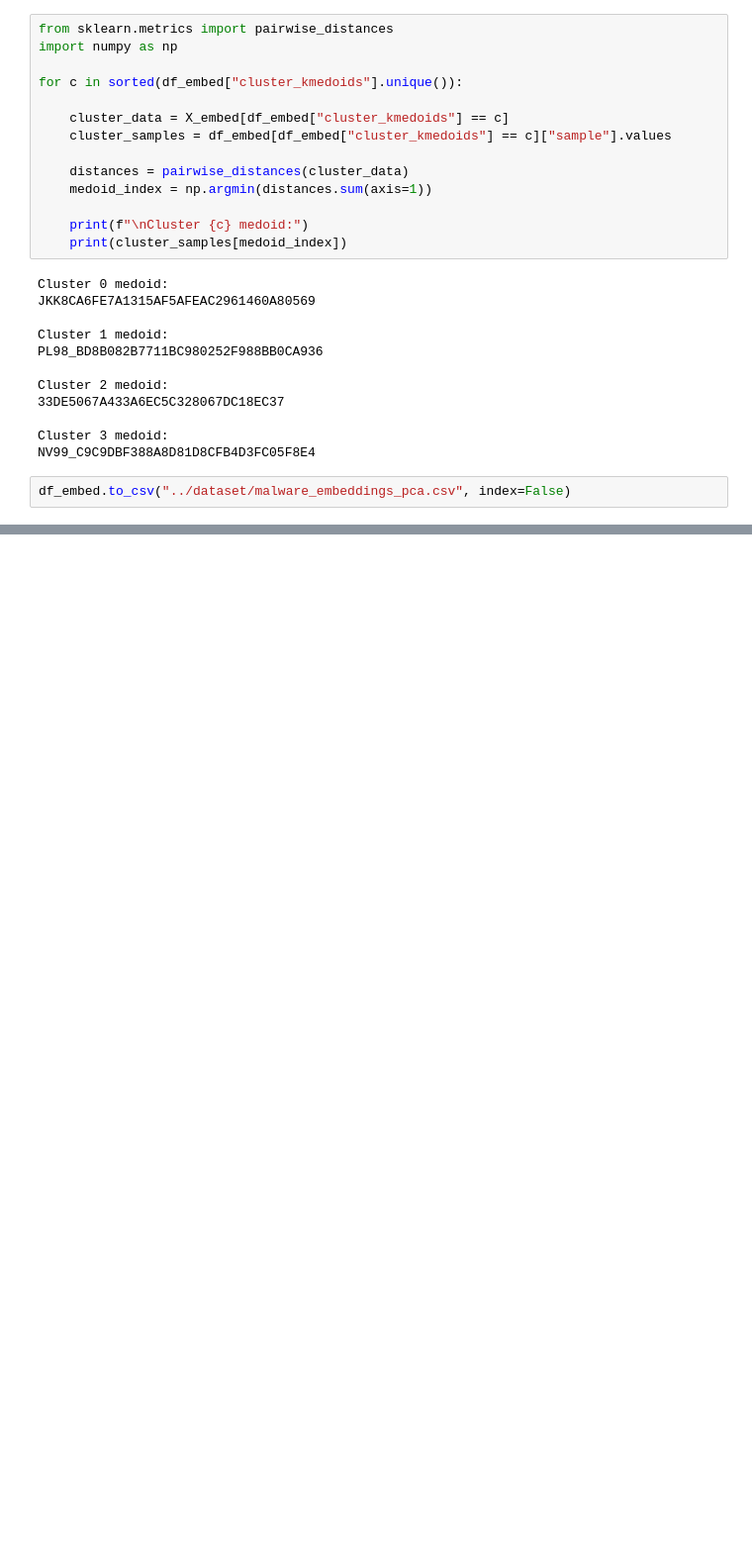
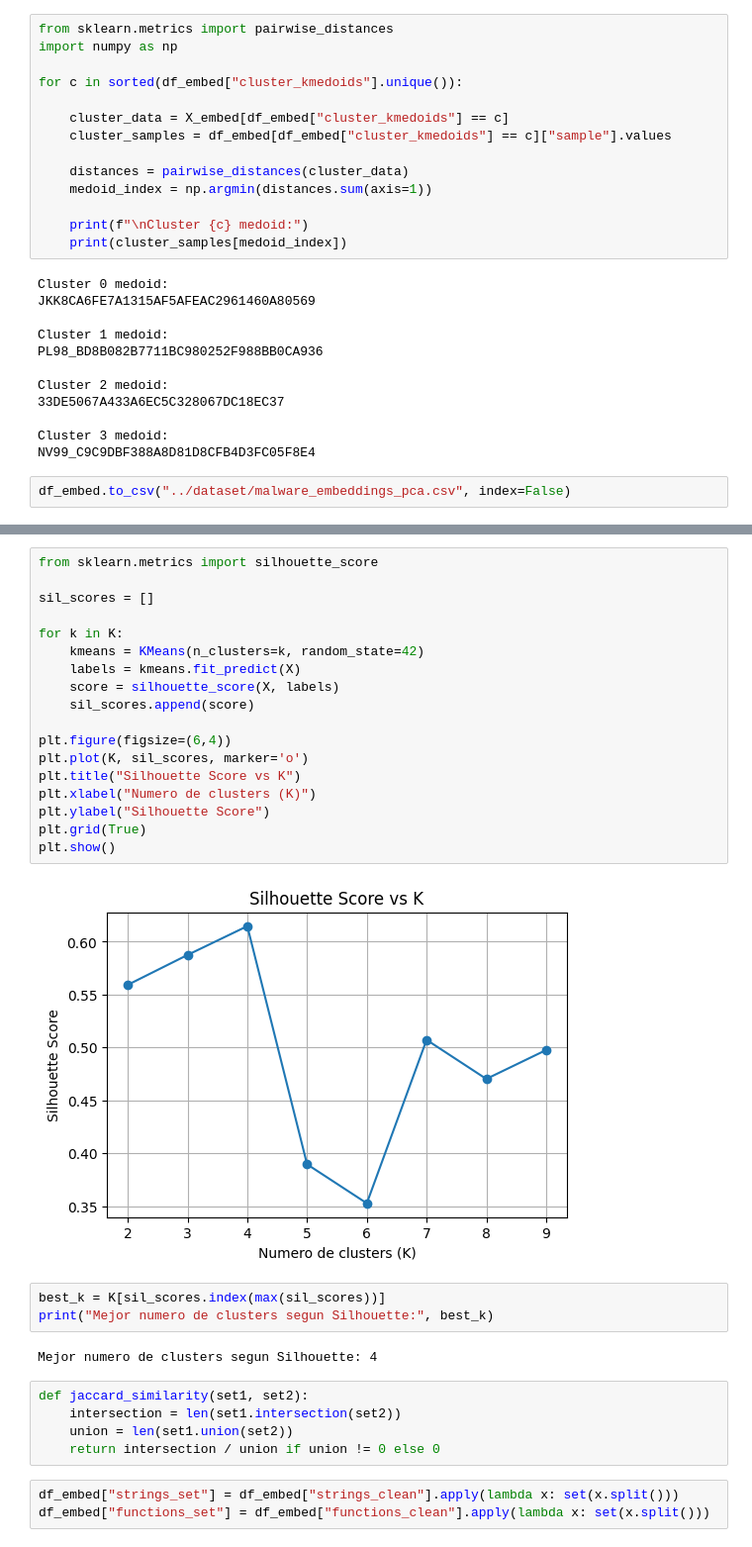
Before and after one commit to EdwinOrtegaK/Lab03_SDS, a Jupyter notebook: notebooks/lab3_malware_families.ipynb, the cells around one changed output, grey strips where cells are left out. Shown at 99% size. Drawn from its saved outputs; the diff is of its cells as text; blank space fills up the shorter version.

```diff
--- a/notebooks/lab3_malware_families.ipynb
+++ b/notebooks/lab3_malware_families.ipynb
@@ -910,0 +934,33 @@ df_embed.to_csv("../dataset/malware_embeddings_pca.csv", index=False)
+# %%
+from sklearn.metrics import silhouette_score
+
+sil_scores = []
+
+for k in K:
+    kmeans = KMeans(n_clusters=k, random_state=42)
+    labels = kmeans.fit_predict(X)
+    score = silhouette_score(X, labels)
+    sil_scores.append(score)
+
+plt.figure(figsize=(6,4))
+plt.plot(K, sil_scores, marker='o')
+plt.title("Silhouette Score vs K")
+plt.xlabel("Numero de clusters (K)")
+plt.ylabel("Silhouette Score")
+plt.grid(True)
+plt.show()
+# %% [output]
+[figure, added]
+# %%
+best_k = K[sil_scores.index(max(sil_scores))]
+print("Mejor numero de clusters segun Silhouette:", best_k)
+# %% [output]
+Mejor numero de clusters segun Silhouette: 4
+# %%
+def jaccard_similarity(set1, set2):
+    intersection = len(set1.intersection(set2))
+    union = len(set1.union(set2))
+    return intersection / union if union != 0 else 0
+# %%
+df_embed["strings_set"] = df_embed["strings_clean"].apply(lambda x: set(x.split()))
+df_embed["functions_set"] = df_embed["functions_clean"].apply(lambda x: set(x.split()))
```
Also changed, not shown: parts of 6 cells of this notebook, 2 other files.
